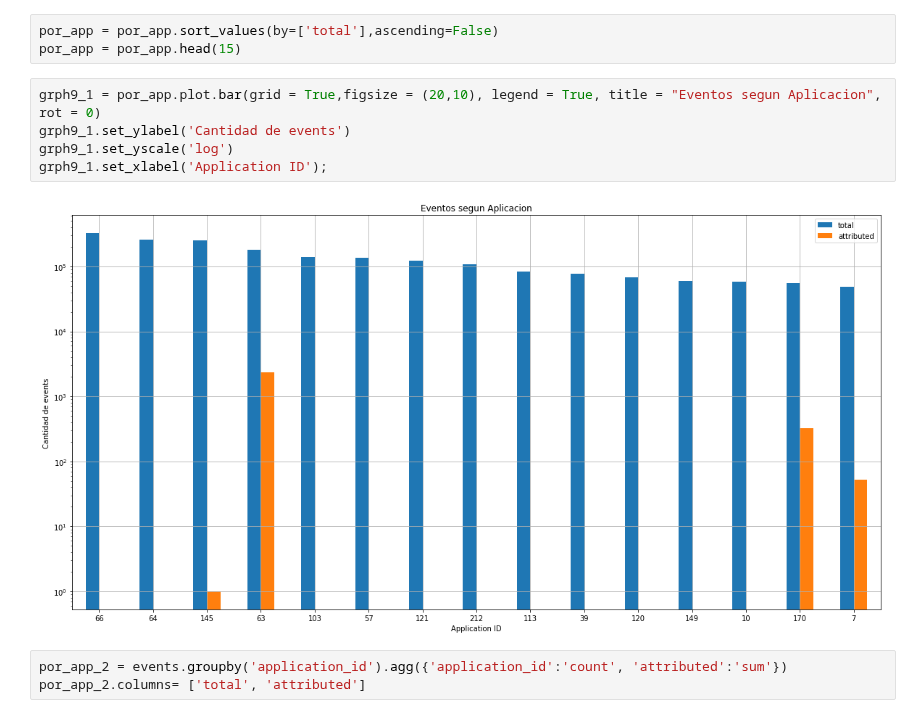
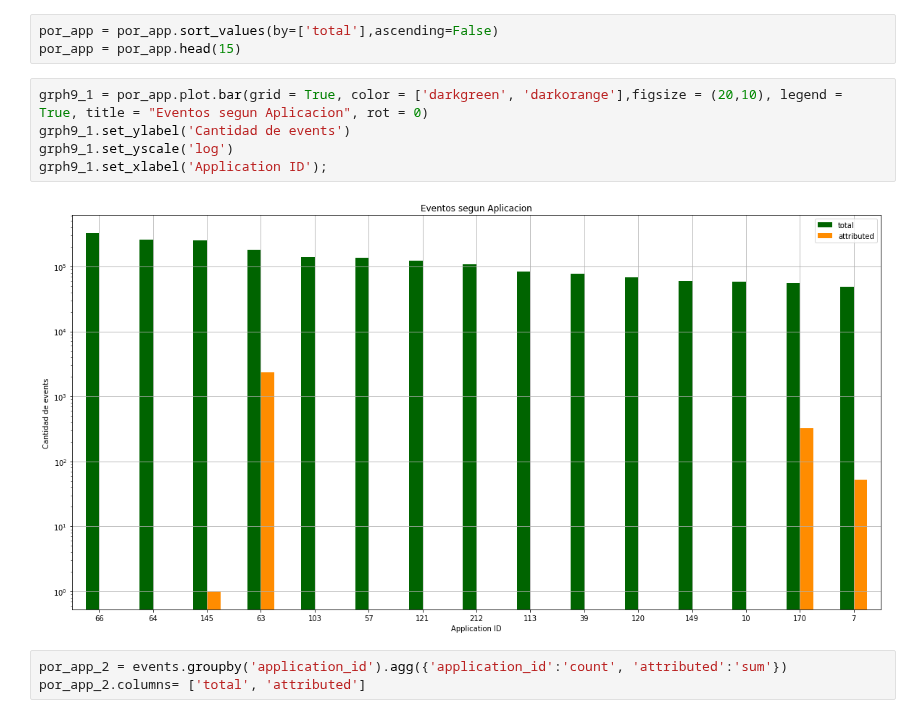
Before and after one commit to sberoch/Datos, a Jupyter notebook: events.ipynb, the cells around one changed output. Cells and saved outputs as stored; diff of their text form.

```diff
--- a/events.ipynb
+++ b/events.ipynb
@@ -237,12 +238,12 @@ por_app.columns= ['total', 'attributed']
 por_app = por_app.sort_values(by=['total'],ascending=False)
 por_app = por_app.head(15)
 # %%
-grph9_1 = por_app.plot.bar(grid = True,figsize = (20,10), legend = True, title = "Eventos segun Aplicacion", rot = 0)
+grph9_1 = por_app.plot.bar(grid = True, color = ['darkgreen', 'darkorange'],figsize = (20,10), legend = True, title = "Eventos segun Aplicacion", rot = 0)
 grph9_1.set_ylabel('Cantidad de events')
 grph9_1.set_yscale('log')
 grph9_1.set_xlabel('Application ID');
 # %% [output]
-[figure, old version]
+[figure, new version]
 # %%
 por_app_2 = events.groupby('application_id').agg({'application_id':'count', 'attributed':'sum'})
 por_app_2.columns= ['total', 'attributed']
```
Also changed, not shown: parts of 4 cells of this notebook.
